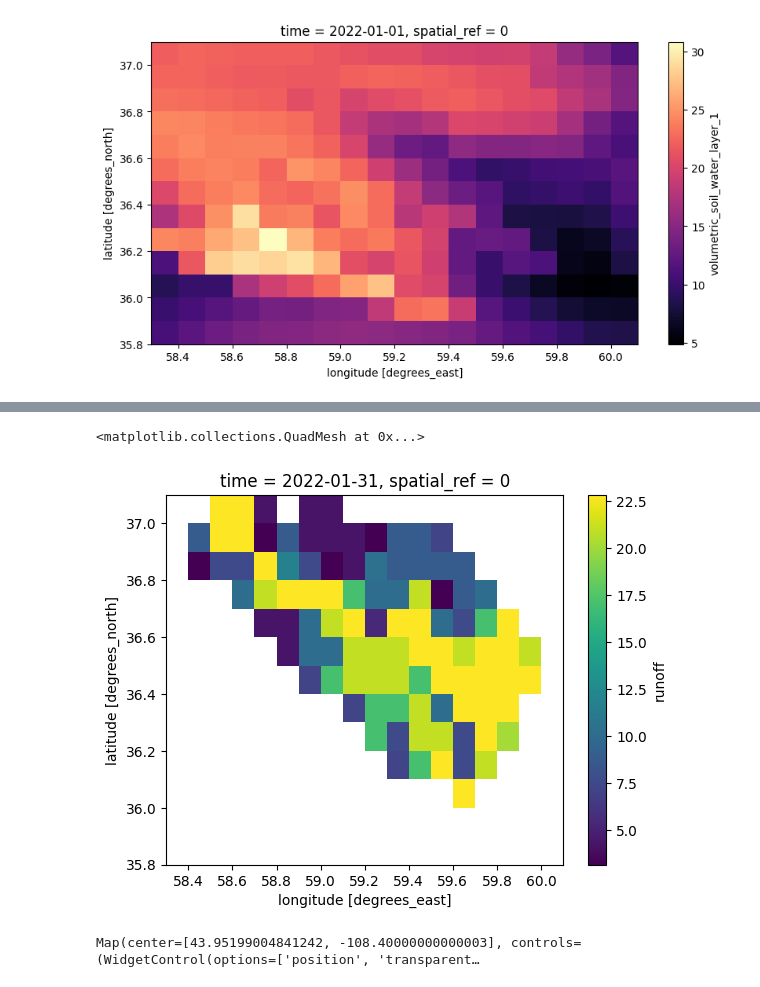
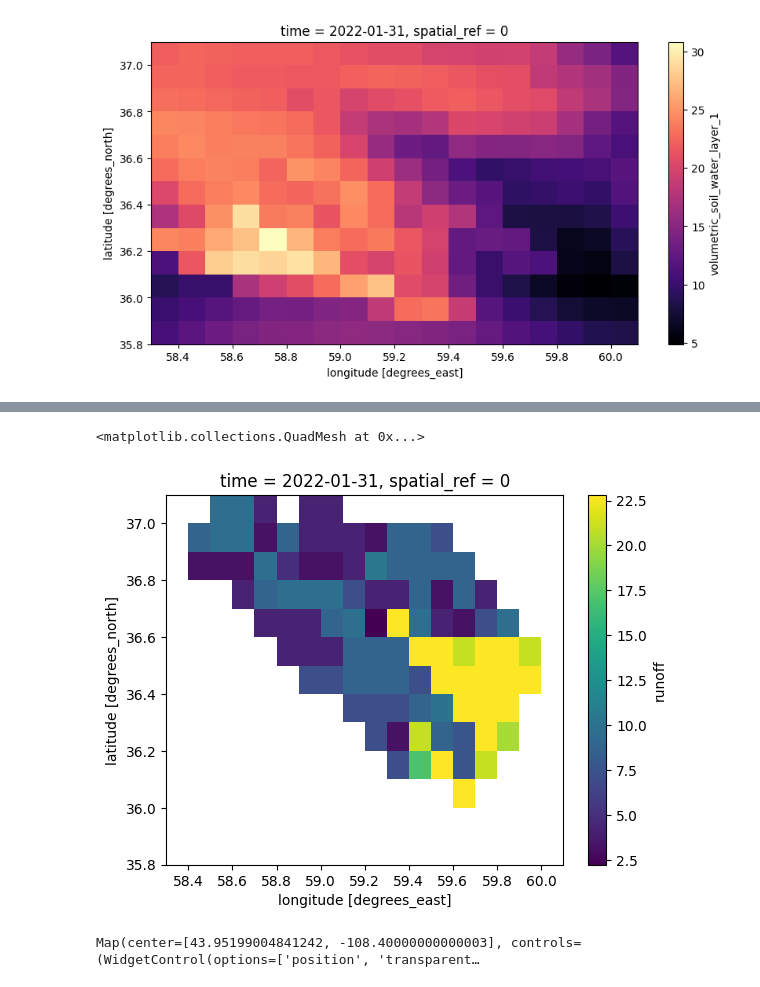
Before and after one commit to mahdi98mnm/WaterBalance_new, a Jupyter notebook: notebook/Sflow.ipynb, the cells around one changed output, grey strips where cells are left out. Cells and saved outputs as stored; diff of their text form; code cells hidden in the pictures.

```diff
--- a/notebook/Sflow.ipynb
+++ b/notebook/Sflow.ipynb
@@ -222,9 +222,9 @@ sub_soilmoisture = ee.ImageCollection('NASA_USDA/HSL/SMAP10KM_soil_moisture').fi
 # %%
 soil_era_evap = ee.ImageCollection("ECMWF/ERA5_LAND/DAILY_AGGR").filter(ee.Filter.date('2022-01-31', '2022-02-01')).select('volumetric_soil_water_layer_1').mean().clip(shape)
 # %%
-soilmoisture = soilmoisture.set("system:time_start", ee.Date("2022"))
-sub_soilmoisture = sub_soilmoisture.set("system:time_start", ee.Date("2022"))
-soil_era_evap_1 = soil_era_evap.set("system:time_start", ee.Date("2022"))
+soilmoisture = soilmoisture.set("system:time_start", ee.Date("2022-01-31"))
+sub_soilmoisture = sub_soilmoisture.set("system:time_start", ee.Date("2022-01-31"))
+soil_era_evap_1 = soil_era_evap.set("system:time_start", ee.Date("2022-01-31"))
 
 arr_soilmoisture = soilmoisture.wx.to_xarray(scale=10000, crs='EPSG:4326')
 arr_sub_soilmoisture = sub_soilmoisture.wx.to_xarray(scale=10000, crs='EPSG:4326')
@@ -309,7 +309,7 @@ runoff_array = np.array([PrimarySurfaceFlow.scs(
     antecedent_precipitation = float(z),
     is_growing_season = True
 )[0]
-for i, j, z in zip(pre, cn, soil_era)])
+for i, j, z in zip(pre, cn, soil)])
 
 underground_runoff_array = np.array([PrimarySurfaceFlow.scs(
     precipitation = float(i),
@@ -318,7 +318,7 @@ underground_runoff_array = np.array([PrimarySurfaceFlow.scs(
     antecedent_precipitation = float(z),
     is_growing_season = True
 )[1]
-for i, j, z in zip(pre, cn, soil_era)])
+for i, j, z in zip(pre, cn, soil)])
 
 soil_array = np.array(soil)
 sub_soil_array = np.array(sub_soil)
@@ -337,5 +337,6 @@ ds_array_2 = ds_array_1.assign(soilmoisture=(['time', 'y', 'x'], soil_array))
 ds_array_3 = ds_array_2.assign(sub_soilmoisture=(['time', 'y', 'x'], sub_soil_array))
 ds_array_3_1 = ds_array_3.assign(soil_era=(['time', 'y', 'x'], soil_era_array))
 
-ds_array_3_1
+
+ds_array_3_1.runoff.plot()
 # %% [output]
@@ -359,24 +354,24 @@ Attributes:
 # %%
 
 
 # shp_dir = PATH_DATA + "shape/usa.shp"
 shp_dir = PATH_DATA + "shape/mahdoode_mashhad.shp"
 
 shapefile = gpd.read_file(shp_dir)
 
 
-precip_da = add_shape_coord_from_data_array(ds_array_3, shp_dir, "shapefile")
-ds_array_4 = ds_array_3.where(precip_da.shapefile==0, other=np.nan)
+precip_da = add_shape_coord_from_data_array(ds_array_3_1, shp_dir, "shapefile")
+ds_array_4 = ds_array_3_1.where(precip_da.shapefile==0, other=np.nan)
 
 
 
-with open('/content/drive/MyDrive/WaterBalance/notebook/ds_array_4_mahdoode_mashhad.pkl', 'wb') as f:
-    pickle.dump(ds_array_4, f)
+# with open('/content/drive/MyDrive/WaterBalance/notebook/ds_array_4_mahdoode_mashhad.pkl', 'wb') as f:
+#     pickle.dump(ds_array_4, f)
 
 ds_array_4.runoff.plot()
 # %% [output]
 <matplotlib.collections.QuadMesh at 0x...>
-[figure, old version]
+[figure, new version]
 # %%
 Map = geemap.Map()
 Map.add_basemap('HYBRID')
```
Also changed, not shown: parts of 9 cells of this notebook.
